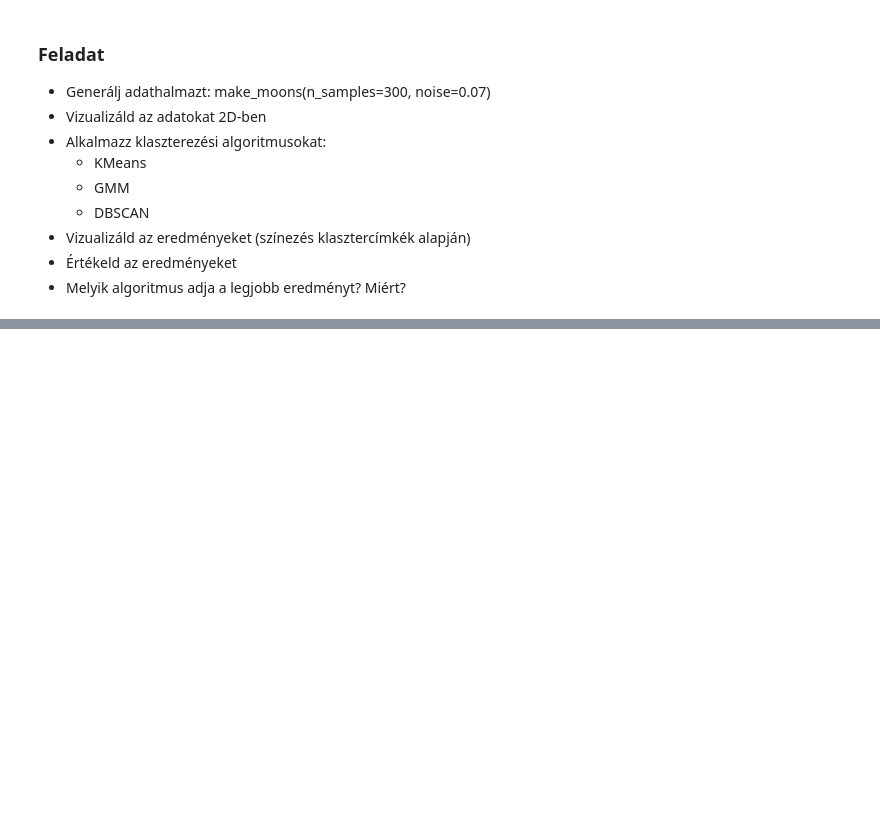
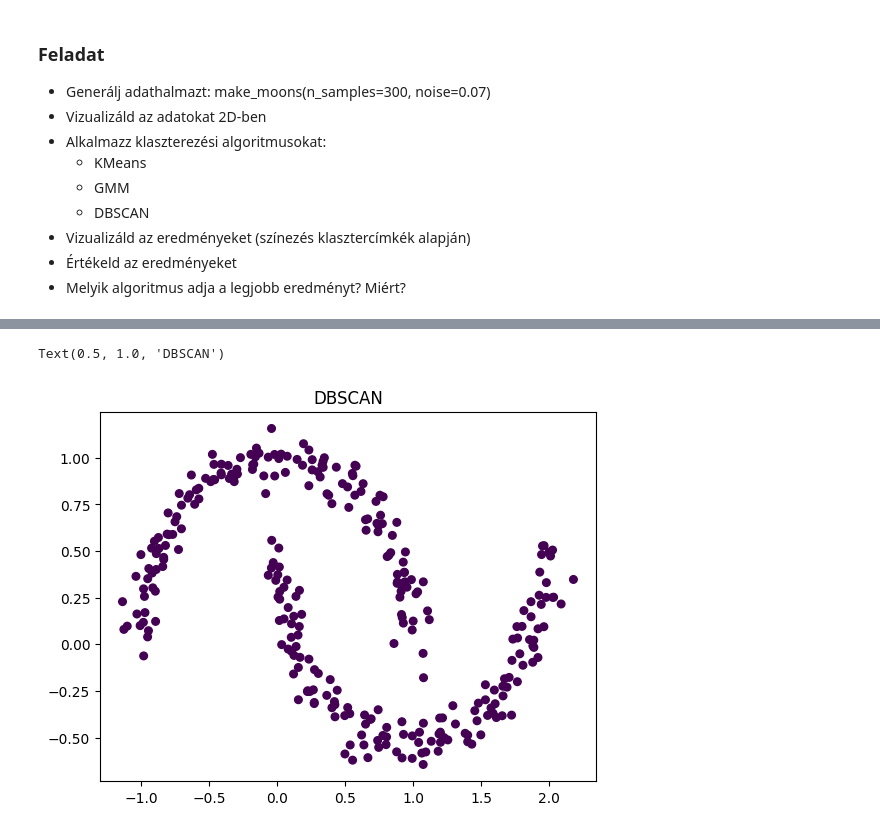
Before and after one commit to plevf/mi, a Jupyter notebook: Lesson8/Lesson8_Clustering.ipynb, the cells around one changed output, grey strips where cells are left out. Drawn from its saved outputs; the diff is of its cells as text; code cells hidden in the pictures; blank space fills up the shorter version.

```diff
--- a/Lesson8/Lesson8_Clustering.ipynb
+++ b/Lesson8/Lesson8_Clustering.ipynb
@@ -261,0 +294,10 @@ X, y_true = make_moons(n_samples=300, noise=0.07, random_state=0)
+# %%
+#dbscan
+model = DBSCAN(eps=0.5, min_samples=5)
+model.fit(X)
+dbPred = model.labels_
+plt.scatter(X[:,0], X[:,1], c=dbPred, s=30)
+plt.title("DBSCAN")
+# %% [output]
+Text(0.5, 1.0, 'DBSCAN')
+[figure, added]
```
Also changed, not shown: parts of 8 cells of this notebook.
